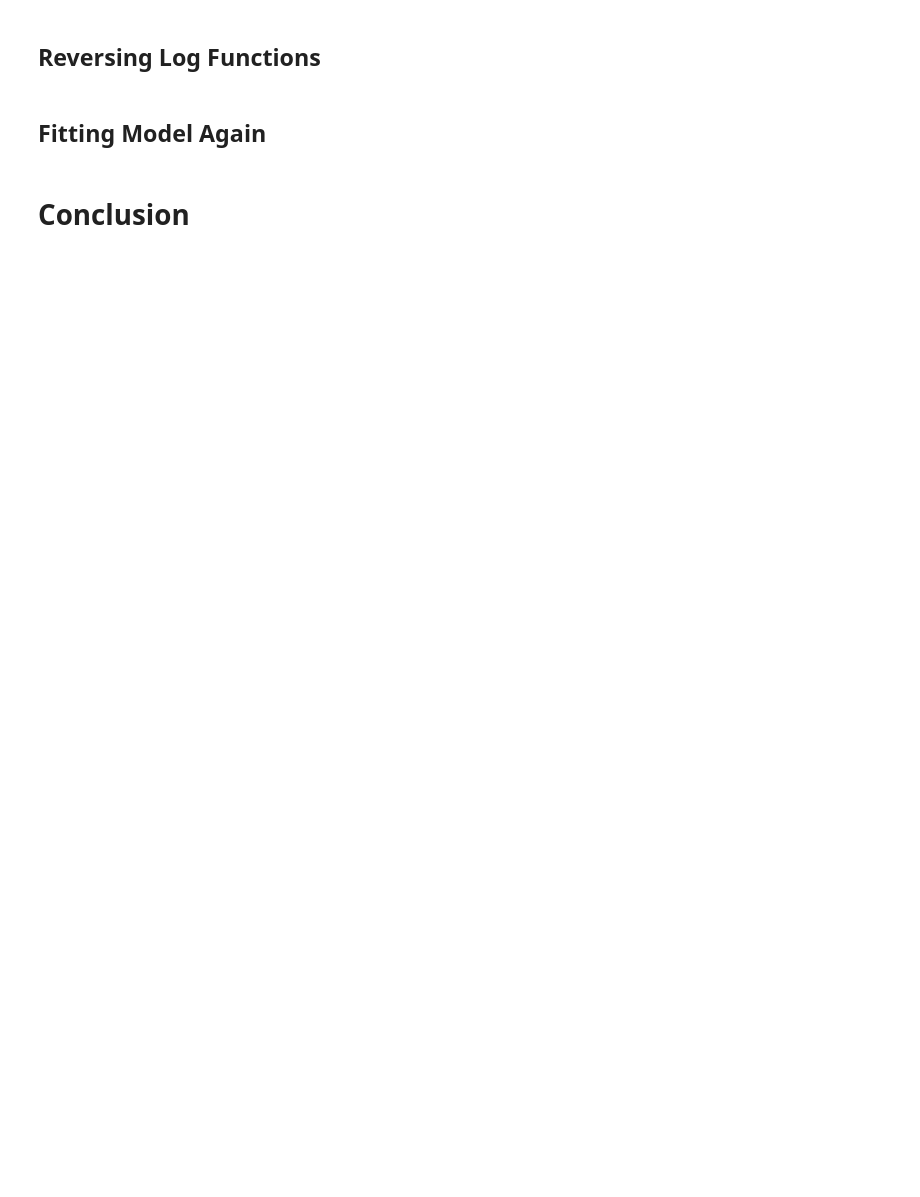
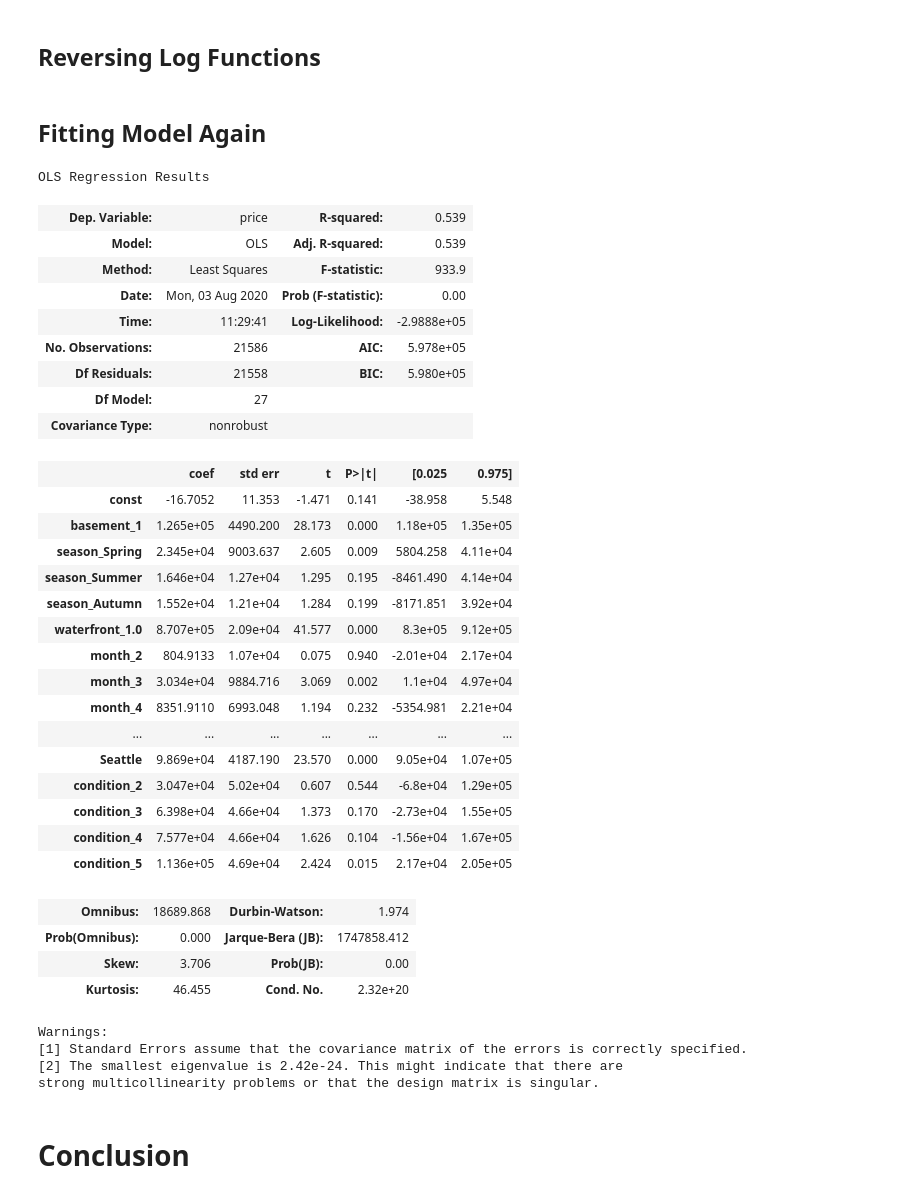
Before and after one commit to aradaha/dsc-mod-2-project-v2-1-onl01-dtsc-ft-030220, a Jupyter notebook: student.ipynb, the cells around one changed output. Drawn from its saved outputs; the diff is of its cells as text; code cells hidden in the pictures; blank space fills up the shorter version.

```diff
--- a/student.ipynb
+++ b/student.ipynb
@@ -648,7 +689,6 @@ NameError: name 'sdfsfsd' is not defined
 df['sqft_above'] = np.exp(df['sqft_above'])
 df['sqft_living15'] = np.exp(df['sqft_living15'])
 df['sqft_lot'] = np.exp(df['sqft_lot'])
-df['sqft_lot15'] = np.exp(df['sqft_lot15'])
 df['yr_built'] = np.exp(df['yr_built'])
 # %% [markdown]
 ## Fitting Model Again
@@ -660,2 +695,43 @@ plt.ylabel('Predicted Price')
+# %%
+X = df2.drop(['logprice','price'], axis=1)
+y = df['price']
+X1 = sm.add_constant(X)
+est = sm.OLS(y, X1).fit()
+est.summary()
+# %% [output]
+OLS Regression Results
+| Dep. Variable: | price | R-squared: | 0.539 |
+| Model: | OLS | Adj. R-squared: | 0.539 |
+| Method: | Least Squares | F-statistic: | 933.9 |
+| Date: | Mon, 03 Aug 2020 | Prob (F-statistic): | 0.00 |
+| Time: | 11:29:41 | Log-Likelihood: | -2.9888e+05 |
+| No. Observations: | 21586 | AIC: | 5.978e+05 |
+| Df Residuals: | 21558 | BIC: | 5.980e+05 |
+| Df Model: | 27 |  |  |
+| Covariance Type: | nonrobust |  |  |
+|  | coef | std err | t | P>|t| | [0.025 | 0.975] |
+| const | -16.7052 | 11.353 | -1.471 | 0.141 | -38.958 | 5.548 |
+| basement_1 | 1.265e+05 | 4490.200 | 28.173 | 0.000 | 1.18e+05 | 1.35e+05 |
+| season_Spring | 2.345e+04 | 9003.637 | 2.605 | 0.009 | 5804.258 | 4.11e+04 |
+| season_Summer | 1.646e+04 | 1.27e+04 | 1.295 | 0.195 | -8461.490 | 4.14e+04 |
+| season_Autumn | 1.552e+04 | 1.21e+04 | 1.284 | 0.199 | -8171.851 | 3.92e+04 |
+| waterfront_1.0 | 8.707e+05 | 2.09e+04 | 41.577 | 0.000 | 8.3e+05 | 9.12e+05 |
+| month_2 | 804.9133 | 1.07e+04 | 0.075 | 0.940 | -2.01e+04 | 2.17e+04 |
+| month_3 | 3.034e+04 | 9884.716 | 3.069 | 0.002 | 1.1e+04 | 4.97e+04 |
+| month_4 | 8351.9110 | 6993.048 | 1.194 | 0.232 | -5354.981 | 2.21e+04 |
+| ... | ... | ... | ... | ... | ... | ... |
+| Seattle | 9.869e+04 | 4187.190 | 23.570 | 0.000 | 9.05e+04 | 1.07e+05 |
+| condition_2 | 3.047e+04 | 5.02e+04 | 0.607 | 0.544 | -6.8e+04 | 1.29e+05 |
+| condition_3 | 6.398e+04 | 4.66e+04 | 1.373 | 0.170 | -2.73e+04 | 1.55e+05 |
+| condition_4 | 7.577e+04 | 4.66e+04 | 1.626 | 0.104 | -1.56e+04 | 1.67e+05 |
+| condition_5 | 1.136e+05 | 4.69e+04 | 2.424 | 0.015 | 2.17e+04 | 2.05e+05 |
+| Omnibus: | 18689.868 | Durbin-Watson: | 1.974 |
+| Prob(Omnibus): | 0.000 | Jarque-Bera (JB): | 1747858.412 |
+| Skew: | 3.706 | Prob(JB): | 0.00 |
+| Kurtosis: | 46.455 | Cond. No. | 2.32e+20 |
+Warnings:
+[1] Standard Errors assume that the covariance matrix of the errors is correctly specified.
+[2] The smallest eigenvalue is 2.42e-24. This might indicate that there are
+strong multicollinearity problems or that the design matrix is singular.
 # %% [markdown]
 # Conclusion
```
Also changed, not shown: parts of 23 cells of this notebook.
